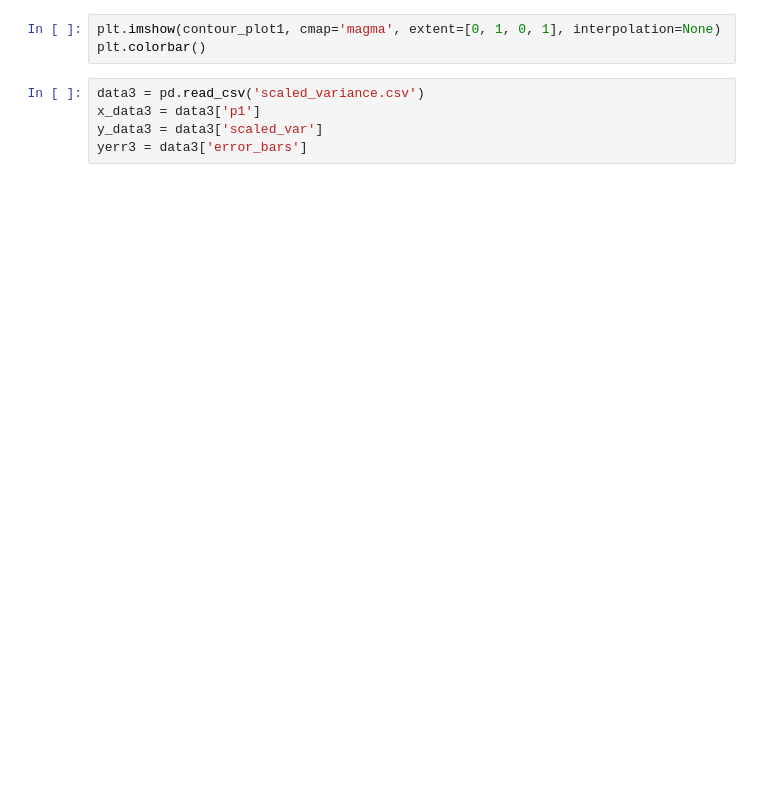
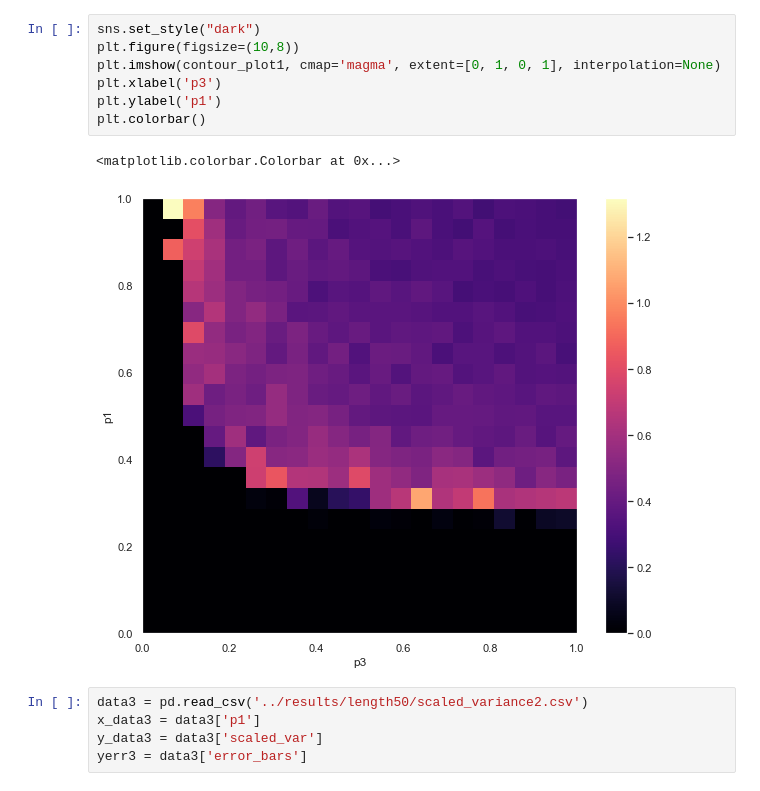
Before and after one commit to Paramiru/SIRS-Model, a Jupyter notebook: src/test.ipynb, the cells around one changed output. Drawn from its saved outputs; the diff is of its cells as text; blank space fills up the shorter version.

```diff
--- a/src/test.ipynb
+++ b/src/test.ipynb
@@ -29,10 +34,17 @@ contour_plot1 = infected[p1==1]
 for p in np.flip(np.unique(p1))[1:]:
     contour_plot1 = np.vstack((contour_plot1, infected[p1==p]))
 # %%
+sns.set_style("dark")
+plt.figure(figsize=(10,8))
 plt.imshow(contour_plot1, cmap='magma', extent=[0, 1, 0, 1], interpolation=None)
+plt.xlabel('p3')
+plt.ylabel('p1')
 plt.colorbar()
+# %% [output]
+<matplotlib.colorbar.Colorbar at 0x...>
+[figure, added]
 # %%
-data3 = pd.read_csv('scaled_variance.csv')
+data3 = pd.read_csv('../results/length50/scaled_variance2.csv')
 x_data3 = data3['p1']
 y_data3 = data3['scaled_var']
 yerr3 = data3['error_bars']
```
Also changed, not shown: parts of 7 cells of this notebook, 4 other files.
